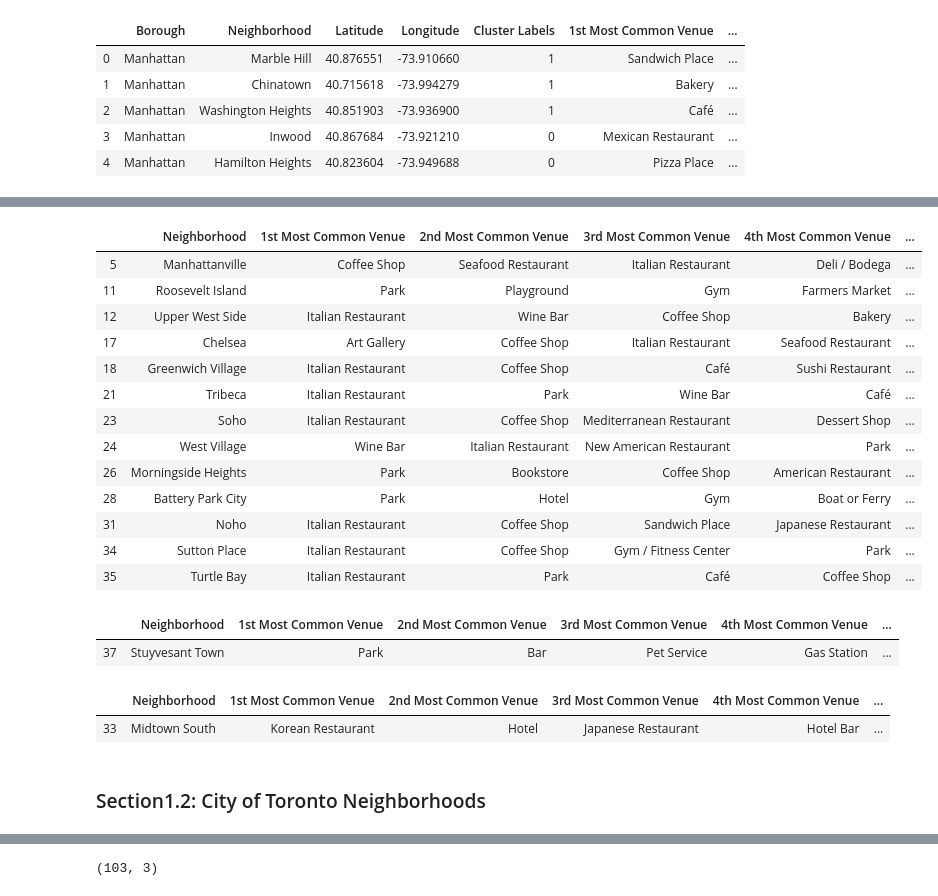
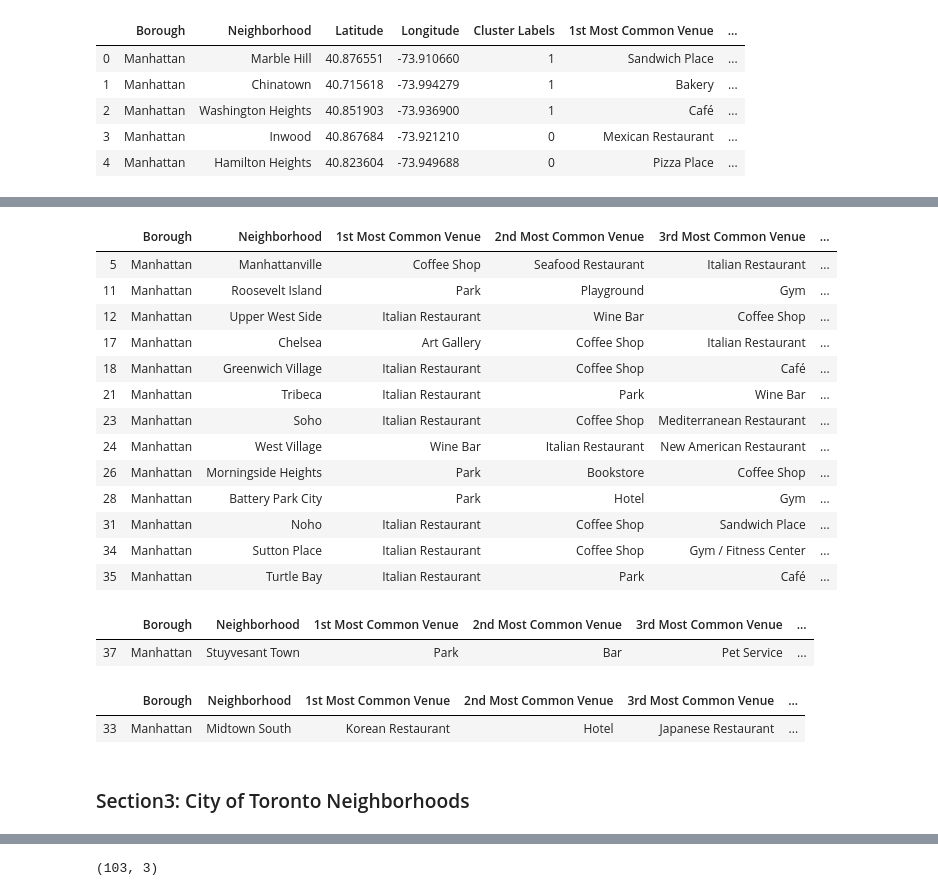
Before and after one commit to pkvagvala/Coursera_Capstone, a Jupyter notebook: Applied-Data-Science-Capstone-Week5.ipynb, the cells around one changed output, grey strips where cells are left out. Saved outputs shown, nothing was run; the diff lists cells and outputs as text; code cells hidden in the pictures.

```diff
--- a/Applied-Data-Science-Capstone-Week5.ipynb
+++ b/Applied-Data-Science-Capstone-Week5.ipynb
@@ -600,30 +639,36 @@ manhattan_merged.loc[manhattan_merged['Cluster Labels'] == 1, manhattan_merged.c
 # %%
-manhattan_merged.loc[manhattan_merged['Cluster Labels'] == 2, manhattan_merged.columns[[1] + list(range(5, manhattan_merged.shape[1]))]]
+manhattan_cluster2=manhattan_merged.loc[manhattan_merged['Cluster Labels'] == 2, manhattan_merged.columns[[0,1] + list(range(5, manhattan_merged.shape[1]))]]
+manhattan_cluster2.to_csv('manhattan_cluster2.csv')
+manhattan_cluster2
 # %% [output]
-|  | Neighborhood | 1st Most Common Venue | 2nd Most Common Venue | 3rd Most Common Venue | 4th Most Common Venue | ... |
-| 5 | Manhattanville | Coffee Shop | Seafood Restaurant | Italian Restaurant | Deli / Bodega | ... |
-| 11 | Roosevelt Island | Park | Playground | Gym | Farmers Market | ... |
-| 12 | Upper West Side | Italian Restaurant | Wine Bar | Coffee Shop | Bakery | ... |
-| 17 | Chelsea | Art Gallery | Coffee Shop | Italian Restaurant | Seafood Restaurant | ... |
-| 18 | Greenwich Village | Italian Restaurant | Coffee Shop | Café | Sushi Restaurant | ... |
-| 21 | Tribeca | Italian Restaurant | Park | Wine Bar | Café | ... |
-| 23 | Soho | Italian Restaurant | Coffee Shop | Mediterranean Restaurant | Dessert Shop | ... |
-| 24 | West Village | Wine Bar | Italian Restaurant | New American Restaurant | Park | ... |
-| 26 | Morningside Heights | Park | Bookstore | Coffee Shop | American Restaurant | ... |
-| 28 | Battery Park City | Park | Hotel | Gym | Boat or Ferry | ... |
-| 31 | Noho | Italian Restaurant | Coffee Shop | Sandwich Place | Japanese Restaurant | ... |
-| 34 | Sutton Place | Italian Restaurant | Coffee Shop | Gym / Fitness Center | Park | ... |
-| 35 | Turtle Bay | Italian Restaurant | Park | Café | Coffee Shop | ... |
+|  | Borough | Neighborhood | 1st Most Common Venue | 2nd Most Common Venue | 3rd Most Common Venue | ... |
+| 5 | Manhattan | Manhattanville | Coffee Shop | Seafood Restaurant | Italian Restaurant | ... |
+| 11 | Manhattan | Roosevelt Island | Park | Playground | Gym | ... |
+| 12 | Manhattan | Upper West Side | Italian Restaurant | Wine Bar | Coffee Shop | ... |
+| 17 | Manhattan | Chelsea | Art Gallery | Coffee Shop | Italian Restaurant | ... |
+| 18 | Manhattan | Greenwich Village | Italian Restaurant | Coffee Shop | Café | ... |
+| 21 | Manhattan | Tribeca | Italian Restaurant | Park | Wine Bar | ... |
+| 23 | Manhattan | Soho | Italian Restaurant | Coffee Shop | Mediterranean Restaurant | ... |
+| 24 | Manhattan | West Village | Wine Bar | Italian Restaurant | New American Restaurant | ... |
+| 26 | Manhattan | Morningside Heights | Park | Bookstore | Coffee Shop | ... |
+| 28 | Manhattan | Battery Park City | Park | Hotel | Gym | ... |
+| 31 | Manhattan | Noho | Italian Restaurant | Coffee Shop | Sandwich Place | ... |
+| 34 | Manhattan | Sutton Place | Italian Restaurant | Coffee Shop | Gym / Fitness Center | ... |
+| 35 | Manhattan | Turtle Bay | Italian Restaurant | Park | Café | ... |
 # %%
-manhattan_merged.loc[manhattan_merged['Cluster Labels'] == 3, manhattan_merged.columns[[1] + list(range(5, manhattan_merged.shape[1]))]]
+manhattan_cluster3=manhattan_merged.loc[manhattan_merged['Cluster Labels'] == 3, manhattan_merged.columns[[0,1] + list(range(5, manhattan_merged.shape[1]))]]
+manhattan_cluster3.to_csv('manhattan_cluster3.csv')
+manhattan_cluster3
 # %% [output]
-|  | Neighborhood | 1st Most Common Venue | 2nd Most Common Venue | 3rd Most Common Venue | 4th Most Common Venue | ... |
-| 37 | Stuyvesant Town | Park | Bar | Pet Service | Gas Station | ... |
+|  | Borough | Neighborhood | 1st Most Common Venue | 2nd Most Common Venue | 3rd Most Common Venue | ... |
+| 37 | Manhattan | Stuyvesant Town | Park | Bar | Pet Service | ... |
 # %%
-manhattan_merged.loc[manhattan_merged['Cluster Labels'] == 4, manhattan_merged.columns[[1] + list(range(5, manhattan_merged.shape[1]))]]
+manhattan_cluster4=manhattan_merged.loc[manhattan_merged['Cluster Labels'] == 4, manhattan_merged.columns[[0,1] + list(range(5, manhattan_merged.shape[1]))]]
+manhattan_cluster4.to_csv('manhattan_cluster4.csv')
+manhattan_cluster4
 # %% [output]
-|  | Neighborhood | 1st Most Common Venue | 2nd Most Common Venue | 3rd Most Common Venue | 4th Most Common Venue | ... |
-| 33 | Midtown South | Korean Restaurant | Hotel | Japanese Restaurant | Hotel Bar | ... |
+|  | Borough | Neighborhood | 1st Most Common Venue | 2nd Most Common Venue | 3rd Most Common Venue | ... |
+| 33 | Manhattan | Midtown South | Korean Restaurant | Hotel | Japanese Restaurant | ... |
 # %% [markdown]
-### Section1.2: City of Toronto Neighborhoods
+### Section3: City of Toronto Neighborhoods
 # %%
```
Also changed, not shown: parts of 74 cells of this notebook.
